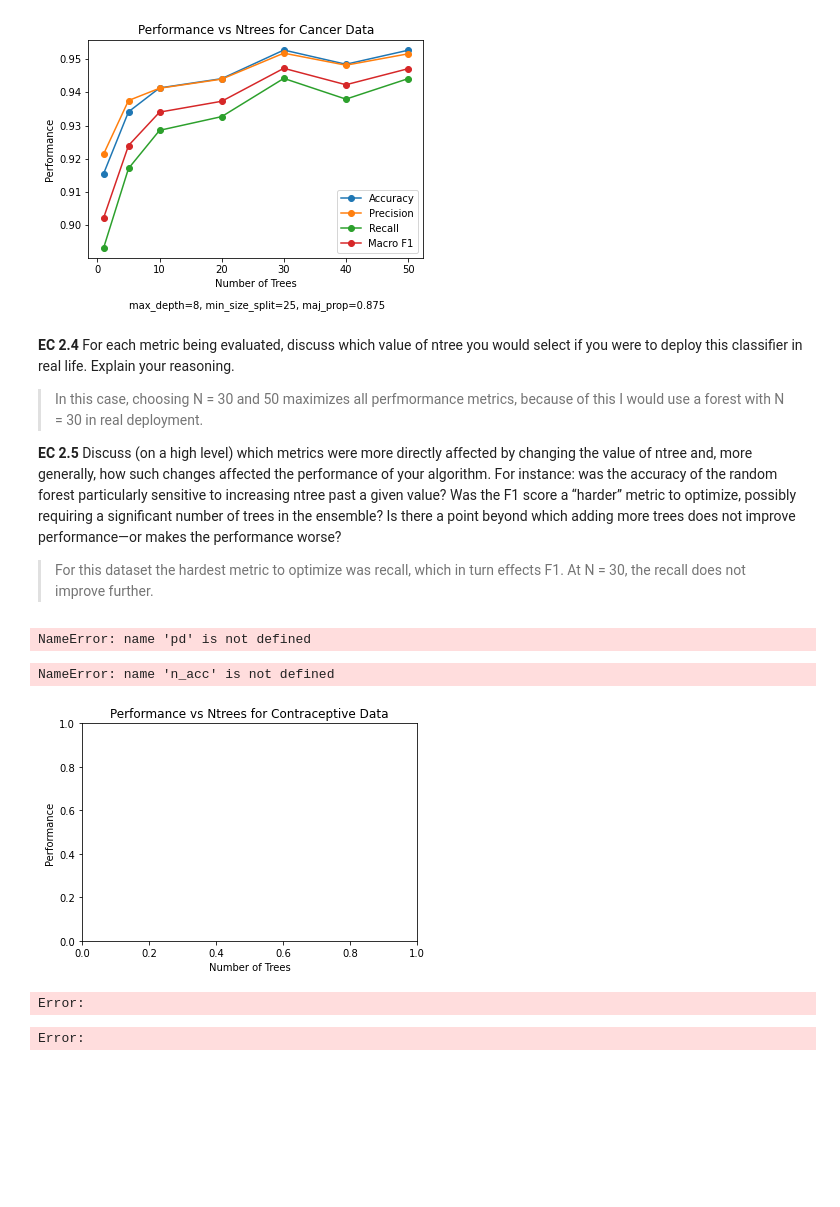
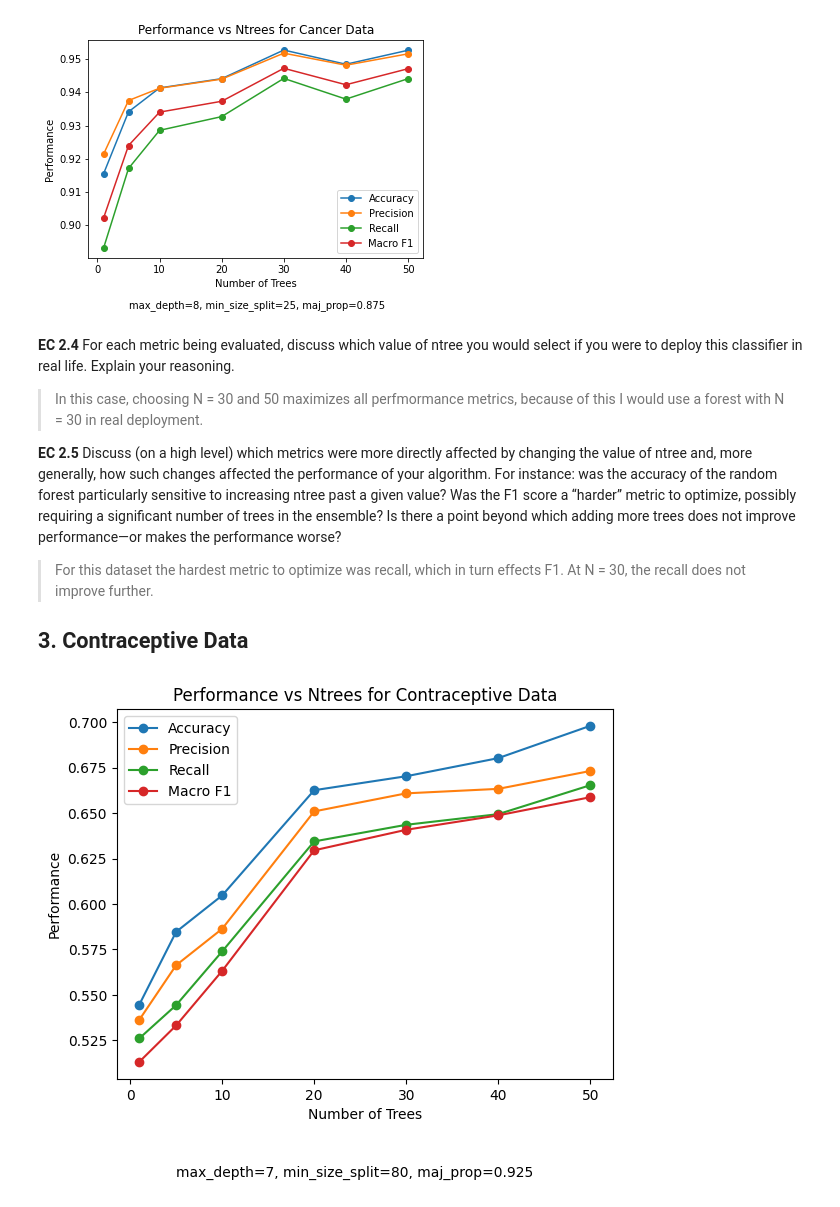
Before and after one commit to Andrei-Treil/CS589-HW3, a Jupyter notebook: hw3.ipynb, the cells around one changed output. Cells and saved outputs as stored; diff of their text form; code cells hidden in the pictures; blank space fills up the shorter version.

Commit message:
added contraceptive data

```diff
--- a/hw3.ipynb
+++ b/hw3.ipynb
@@ -177,7 +177,7 @@ def k_fold(fold,attr_list,attr_vals,targets,max_depth=7,min_size_split=10,maj_pr
             for j in range(n):
                 #generate bootstrap w replacment
                 bootstrap = train_data.sample(frac=1,replace=True)
-                ntree.append(learn_tree(bootstrap,attr_list,True,attr_vals,targets,max_depth,min_size_split,maj_prop))
+                ntree.append(learn_tree(bootstrap,attr_list,True,attr_vals,targets,max_depth=max_depth,min_size_split=min_size_split,maj_prop=maj_prop))
             fold_metrics[n].append(test_decision(test_fold,targets,ntree))
     return fold_metrics
 # %% [markdown]
@@ -406,10 +406,12 @@ number of trees in the ensemble? Is there a point beyond which adding more trees
 improve performance—or makes the performance worse?
 
 > For this dataset the hardest metric to optimize was recall, which in turn effects F1. At N = 30, the recall does not improve further.
+
+## 3. Contraceptive Data
 # %%
-contra_df = pd.read_csv('datasets/cmc.data')
+attr_list = ['wife_age','wife_edu','hus_edu','num_child','wife_rel','wif_work','hus_ocu','stdi','media','class']
+contra_df = pd.read_csv('datasets/cmc.csv',names=attr_list)
 contra_attr = defaultdict(list)
-attr_list = list(contra_df.columns.values)
 attr_list.remove('class')
 contra_targets = [1,2,3]
 #wife_age,wife_edu,hus_edu,num_child,num_child,wife_rel,wif_work,hus_ocu,stdi,media,class
@@ -433,7 +435,8 @@ for i in range(k):
     this_fold = [c1_split[i],c2_split[i],c3_split[i]]
     contra_fold.append(pd.concat(this_fold))
 #,max_depth=10,min_size_split=30,maj_prop=0.85
-fold_metrics_cancer = k_fold(contra_fold,attr_list,contra_attr,contra_targets,max_depth=5,min_size_split=300,maj_prop=0.85)
+
+fold_metrics_cancer = k_fold(contra_fold,attr_list,contra_attr,contra_targets,max_depth=7,min_size_split=80,maj_prop=0.925)
 n_acc = []
 n_prec = []
 n_rec = []
@@ -450,66 +453,16 @@ for n,perf in fold_metrics_cancer.items():
     n_prec.append(avg_prec/10)
     n_rec.append(avg_rec/10)
     n_f1.append(avg_f1/10)
-# %% [output]
-NameError: name 'pd' is not defined
 # %%
 plt.title('Performance vs Ntrees for Contraceptive Data')
 plt.xlabel('Number of Trees')
 plt.ylabel('Performance')
 plt.plot(nvals,n_acc,label='Accuracy',marker='o')
 plt.plot(nvals,n_prec,label='Precision',marker='o')
 plt.plot(nvals,n_rec,label='Recall',marker='o')
 plt.plot(nvals,n_f1,label='Macro F1',marker='o')
 plt.legend()
-plt.text(5,0.45,'max_depth=8, min_size_split=25, maj_prop=0.875')
+plt.text(5,0.45,'max_depth=7, min_size_split=80, maj_prop=0.925')
 plt.show()
 # %% [output]
-NameError: name 'n_acc' is not defined
-[figure, old version]
+[figure, new version]
-# %%
-contra_df = pd.read_csv('datasets/cmc.data')
-contra_attr = defaultdict(list)
-attr_list = list(contra_df.columns.values)
-attr_list.remove('class')
-contra_targets = [1,2,3]
-#wife_age,wife_edu,hus_edu,num_child,num_child,wife_rel,wif_work,hus_ocu,stdi,media,class
-contra_attr['wife_edu'].extend([1,2,3,4])
-contra_attr['hus_edu'].extend([1,2,3,4])
-contra_attr['wife_rel'].extend([0,1])
-contra_attr['wif_work'].extend([0,1])
-contra_attr['hus_ocu'].extend([1,2,3,4])
-contra_attr['stdi'].extend([1,2,3,4])
-contra_attr['media'].extend([0,1])
-#split data by class into k groups then combine into folds
-contra_class_1 = contra_df.loc[contra_df['class'] == 1].sample(frac=1)
-c1_split = np.array_split(contra_class_1,k)
-contra_class_2 = contra_df.loc[contra_df['class'] == 2].sample(frac=1)
-c2_split = np.array_split(contra_class_2,k)
-contra_class_3 = contra_df.loc[contra_df['class'] == 3].sample(frac=1)
-c3_split = np.array_split(contra_class_3,k)
-#list to hold folds
-contra_fold = []
-for i in range(k):
-    this_fold = [c1_split[i],c2_split[i],c3_split[i]]
-    contra_fold.append(pd.concat(this_fold))
-#,max_depth=10,min_size_split=30,maj_prop=0.85
-fold_metrics_cancer = k_fold(contra_fold,attr_list,contra_attr,contra_targets,max_depth=5,min_size_split=500,maj_prop=0.85)
-n_acc = []
-n_prec = []
-n_rec = []
-n_f1 = []
-
-for n,perf in fold_metrics_cancer.items():
-    avg_accuracy,avg_prec,avg_rec,avg_f1 = [0,0,0,0]
-    for res in perf:
-        avg_accuracy += res[0]
-        avg_prec += res[1]
-        avg_rec += res[2]
-        avg_f1 += res[3]
-    n_acc.append(avg_accuracy/10)
-    n_prec.append(avg_prec/10)
-    n_rec.append(avg_rec/10)
-    n_f1.append(avg_f1/10)
-# %% [output]
-Error:
-Error:
```
Also changed, not shown: 2 other files.
